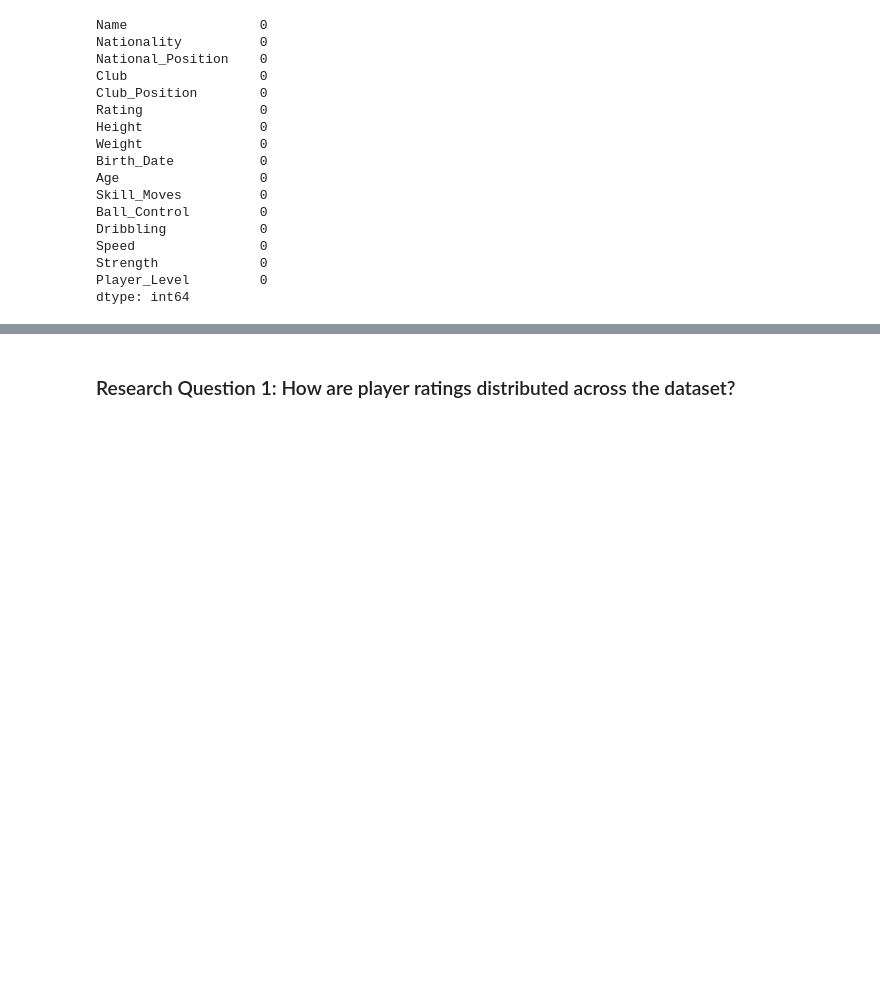
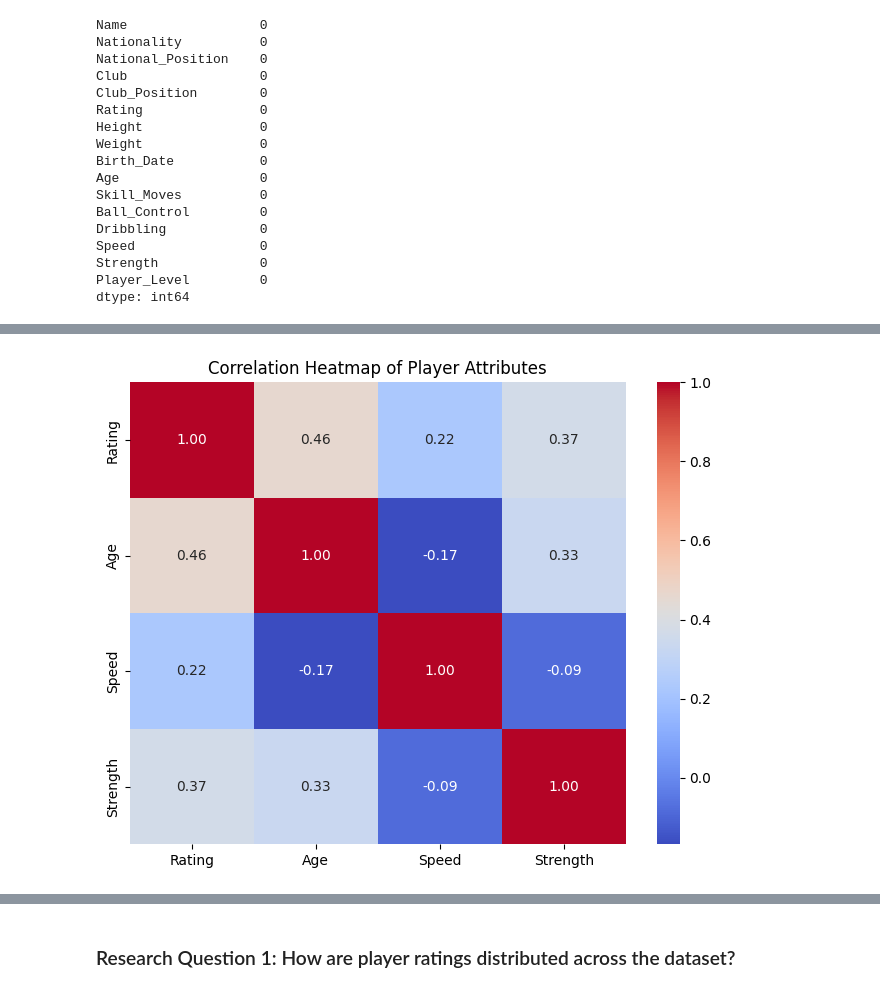
Before and after one commit to AbigailUhl/Group-24-Python-Projects, a Jupyter notebook: analysis.ipynb, the cells around one changed output, grey strips where cells are left out. Cells and saved outputs as stored; diff of their text form; code cells hidden in the pictures; blank space fills up the shorter version.

```diff
--- a/analysis.ipynb
+++ b/analysis.ipynb
@@ -371,0 +410,14 @@ This section explores the cleaned FIFA dataset using descriptive statistics and
+# %%
+def categorize_position(pos):
+    if pos in ["ST", "CF", "LW", "RW"]:
+        return "Forward"
+    elif pos in ["CM", "CDM", "CAM"]:
+        return "Midfielder"
+    elif pos in ["CB", "LB", "RB"]:
+        return "Defender"
+    elif pos == "GK":
+        return "Goalkeeper"
+    else:
+        return "Other"
+
+df["Position_Group"] = df["Club_Position"].apply(categorize_position)
@@ -371,0 +443,4 @@ This section explores the cleaned FIFA dataset using descriptive statistics and
+# %%
+# Correlation matrix
+correlation_matrix = df[["Rating", "Age", "Speed", "Strength"]].corr()
+correlation_matrix
@@ -371,0 +453,8 @@ This section explores the cleaned FIFA dataset using descriptive statistics and
+# %%
+# Heatmap of correlations
+plt.figure(figsize=(8, 6))
+sns.heatmap(correlation_matrix, annot=True, cmap="coolwarm", fmt=".2f")
+plt.title("Correlation Heatmap of Player Attributes")
+plt.show()
+# %% [output]
+[figure, added]
```
Also changed, not shown: parts of 11 cells of this notebook.
